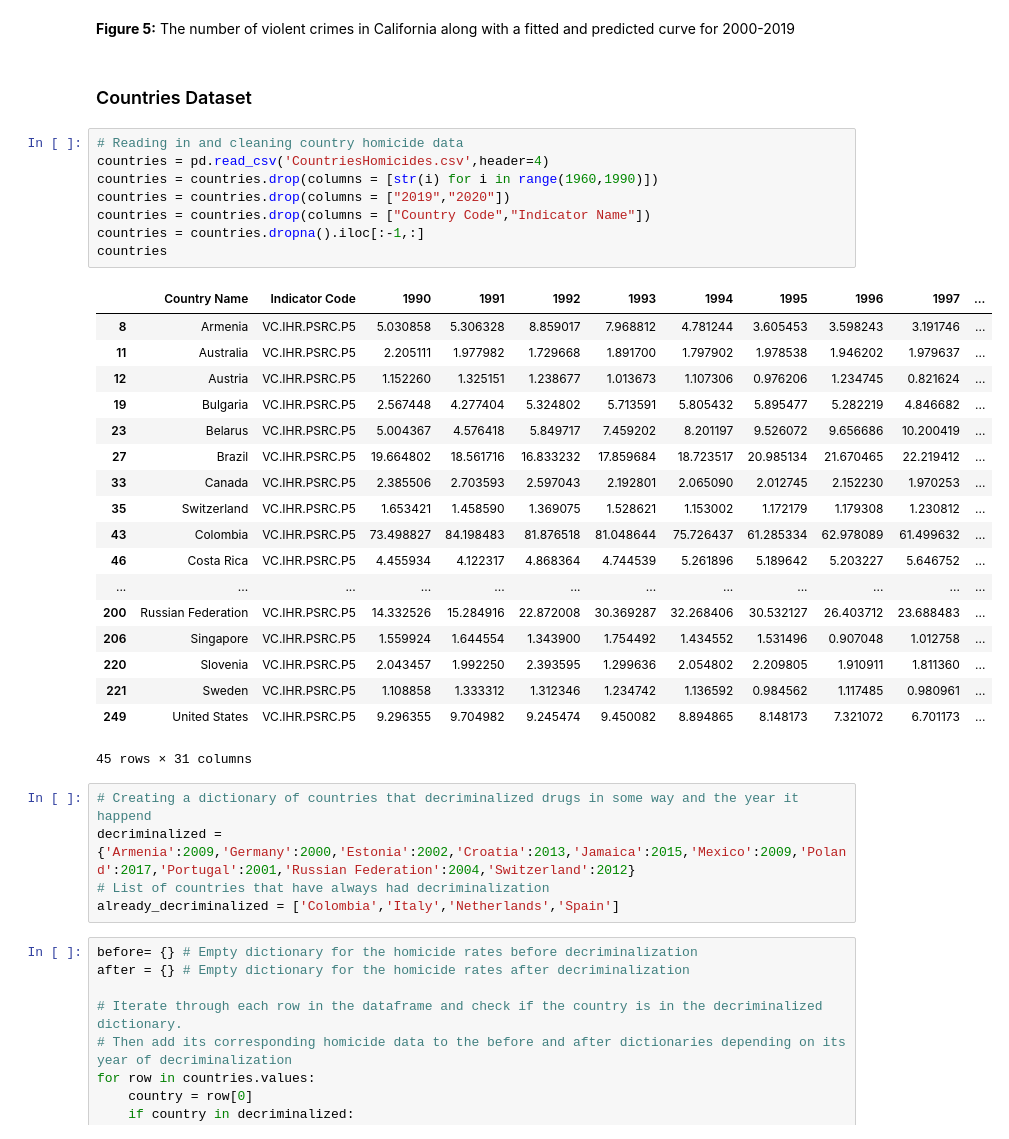
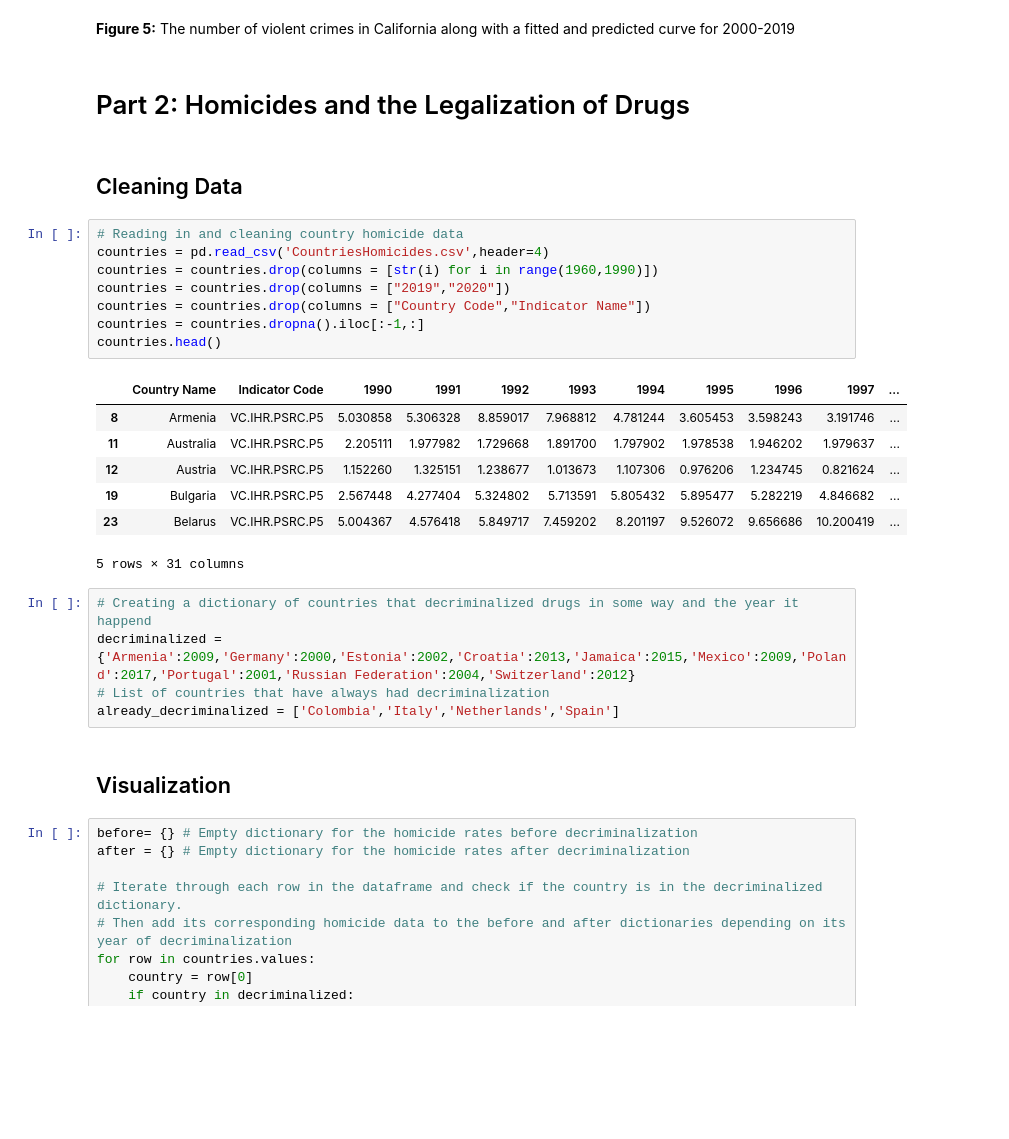
Before and after one commit to frendogr/CMSE202_Project, a Jupyter notebook: Semester_Project.ipynb, the cells around one changed output. Saved outputs shown, nothing was run; the diff lists cells and outputs as text; blank space fills up the shorter version.

```diff
--- a/Semester_Project.ipynb
+++ b/Semester_Project.ipynb
@@ -576,39 +604,32 @@ plt.legend()
 # %% [markdown]
 **Figure 5:** The number of violent crimes in California along with a fitted and predicted curve for 2000-2019
-# %% [markdown]
-### Countries Dataset
+# %% [markdown]
+# Part 2: Homicides and the Legalization of Drugs
+# %% [markdown]
+## Cleaning Data
 # %%
 # Reading in and cleaning country homicide data
 countries = pd.read_csv('CountriesHomicides.csv',header=4)
 countries = countries.drop(columns = [str(i) for i in range(1960,1990)])
 countries = countries.drop(columns = ["2019","2020"])
 countries = countries.drop(columns = ["Country Code","Indicator Name"])
 countries = countries.dropna().iloc[:-1,:]
-countries
+countries.head()
 # %% [output]
 |  | Country Name | Indicator Code | 1990 | 1991 | 1992 | 1993 | 1994 | 1995 | 1996 | 1997 | ... |
 | 8 | Armenia | VC.IHR.PSRC.P5 | 5.030858 | 5.306328 | 8.859017 | 7.968812 | 4.781244 | 3.605453 | 3.598243 | 3.191746 | ... |
 | 11 | Australia | VC.IHR.PSRC.P5 | 2.205111 | 1.977982 | 1.729668 | 1.891700 | 1.797902 | 1.978538 | 1.946202 | 1.979637 | ... |
 | 12 | Austria | VC.IHR.PSRC.P5 | 1.152260 | 1.325151 | 1.238677 | 1.013673 | 1.107306 | 0.976206 | 1.234745 | 0.821624 | ... |
 | 19 | Bulgaria | VC.IHR.PSRC.P5 | 2.567448 | 4.277404 | 5.324802 | 5.713591 | 5.805432 | 5.895477 | 5.282219 | 4.846682 | ... |
 | 23 | Belarus | VC.IHR.PSRC.P5 | 5.004367 | 4.576418 | 5.849717 | 7.459202 | 8.201197 | 9.526072 | 9.656686 | 10.200419 | ... |
-| 27 | Brazil | VC.IHR.PSRC.P5 | 19.664802 | 18.561716 | 16.833232 | 17.859684 | 18.723517 | 20.985134 | 21.670465 | 22.219412 | ... |
-| 33 | Canada | VC.IHR.PSRC.P5 | 2.385506 | 2.703593 | 2.597043 | 2.192801 | 2.065090 | 2.012745 | 2.152230 | 1.970253 | ... |
-| 35 | Switzerland | VC.IHR.PSRC.P5 | 1.653421 | 1.458590 | 1.369075 | 1.528621 | 1.153002 | 1.172179 | 1.179308 | 1.230812 | ... |
-| 43 | Colombia | VC.IHR.PSRC.P5 | 73.498827 | 84.198483 | 81.876518 | 81.048644 | 75.726437 | 61.285334 | 62.978089 | 61.499632 | ... |
-| 46 | Costa Rica | VC.IHR.PSRC.P5 | 4.455934 | 4.122317 | 4.868364 | 4.744539 | 5.261896 | 5.189642 | 5.203227 | 5.646752 | ... |
-| ... | ... | ... | ... | ... | ... | ... | ... | ... | ... | ... | ... |
-| 200 | Russian Federation | VC.IHR.PSRC.P5 | 14.332526 | 15.284916 | 22.872008 | 30.369287 | 32.268406 | 30.532127 | 26.403712 | 23.688483 | ... |
-| 206 | Singapore | VC.IHR.PSRC.P5 | 1.559924 | 1.644554 | 1.343900 | 1.754492 | 1.434552 | 1.531496 | 0.907048 | 1.012758 | ... |
-| 220 | Slovenia | VC.IHR.PSRC.P5 | 2.043457 | 1.992250 | 2.393595 | 1.299636 | 2.054802 | 2.209805 | 1.910911 | 1.811360 | ... |
-| 221 | Sweden | VC.IHR.PSRC.P5 | 1.108858 | 1.333312 | 1.312346 | 1.234742 | 1.136592 | 0.984562 | 1.117485 | 0.980961 | ... |
-| 249 | United States | VC.IHR.PSRC.P5 | 9.296355 | 9.704982 | 9.245474 | 9.450082 | 8.894865 | 8.148173 | 7.321072 | 6.701173 | ... |
-45 rows × 31 columns
+5 rows × 31 columns
 # %%
 # Creating a dictionary of countries that decriminalized drugs in some way and the year it happend
 decriminalized = {'Armenia':2009,'Germany':2000,'Estonia':2002,'Croatia':2013,'Jamaica':2015,'Mexico':2009,'Poland':2017,'Portugal':2001,'Russian Federation':2004,'Switzerland':2012}
 # List of countries that have always had decriminalization
 already_decriminalized = ['Colombia','Italy','Netherlands','Spain']
+# %% [markdown]
+## Visualization
 # %%
 before= {} # Empty dictionary for the homicide rates before decriminalization
 after = {} # Empty dictionary for the homicide rates after decriminalization
```
Also changed, not shown: parts of 10 cells of this notebook.
